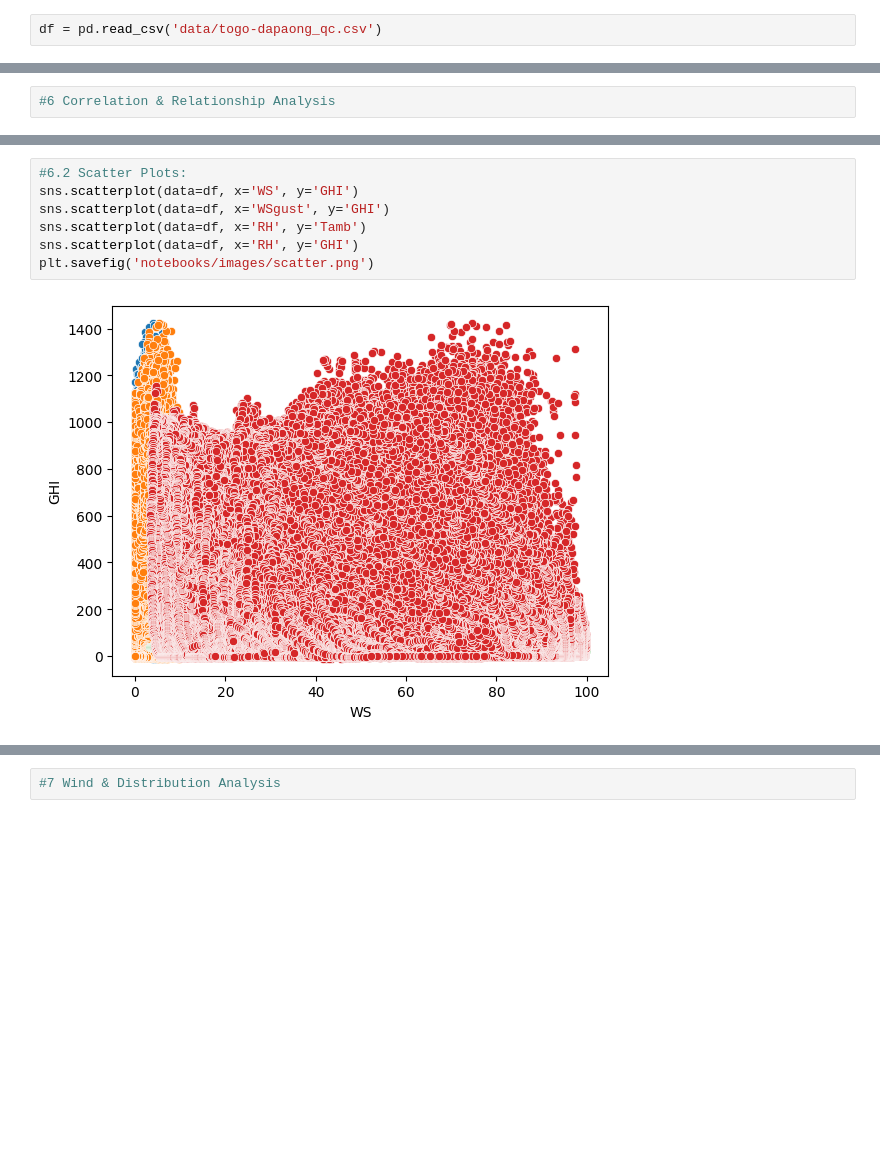
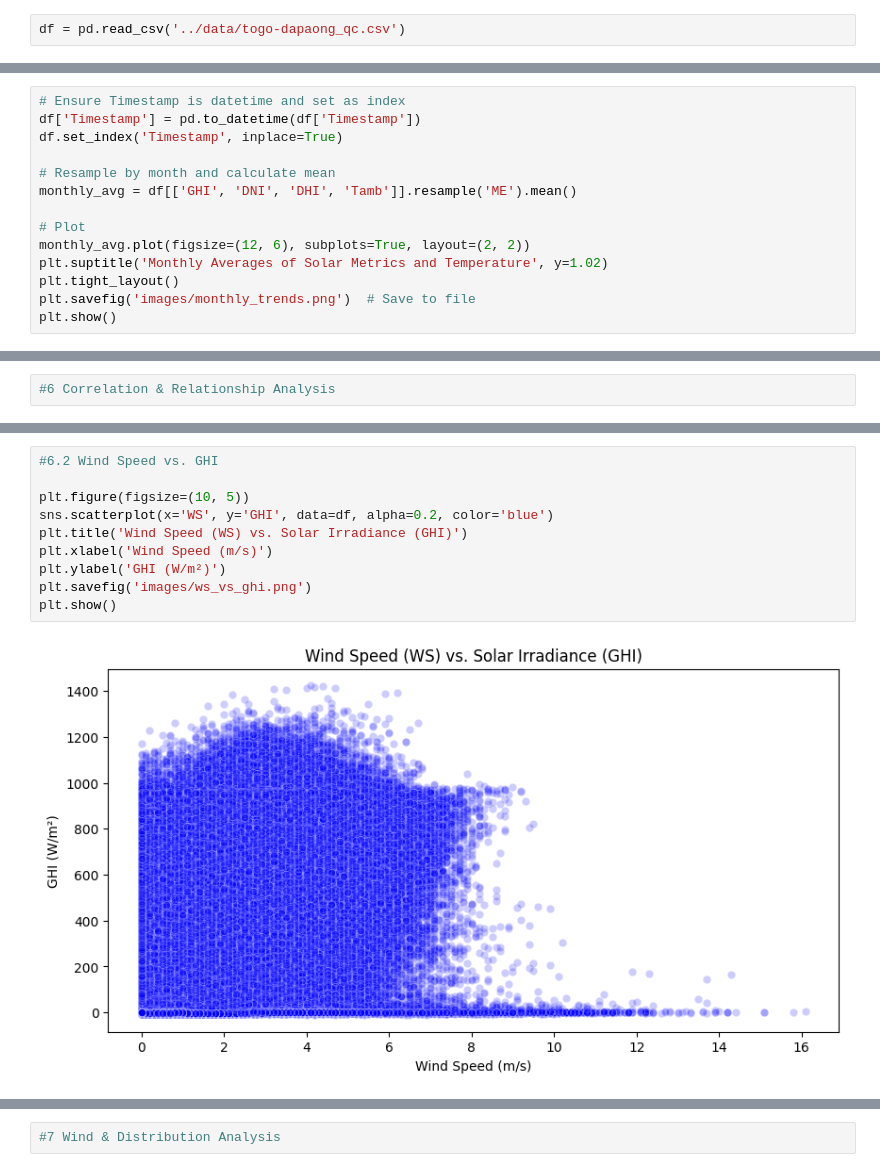
Before and after one commit to emegua19/solar-challenge-week1, a Jupyter notebook: notebooks/togo_eda.ipynb, the cells around one changed output, grey strips where cells are left out. Cells and saved outputs as stored; diff of their text form; blank space fills up the shorter version.

```diff
--- a/notebooks/togo_eda.ipynb
+++ b/notebooks/togo_eda.ipynb
@@ -5,7 +5,7 @@ from scipy.stats import zscore
 import matplotlib.pyplot as plt
 import seaborn as sns
 # %%
-df = pd.read_csv('data/togo-dapaong_qc.csv')
+df = pd.read_csv('../data/togo-dapaong_qc.csv')
 # %%
 #1 Summary Statistics & Missing-Value Report
 # %%
@@ -87,0 +99,14 @@ plt.show()
+# %%
+# Ensure Timestamp is datetime and set as index
+df['Timestamp'] = pd.to_datetime(df['Timestamp'])
+df.set_index('Timestamp', inplace=True)
+
+# Resample by month and calculate mean
+monthly_avg = df[['GHI', 'DNI', 'DHI', 'Tamb']].resample('ME').mean()
+
+# Plot
+monthly_avg.plot(figsize=(12, 6), subplots=True, layout=(2, 2))
+plt.suptitle('Monthly Averages of Solar Metrics and Temperature', y=1.02)
+plt.tight_layout()
+plt.savefig('images/monthly_trends.png')  # Save to file
+plt.show()
@@ -104,11 +133,14 @@ plt.show()
 # %% [output]
 [figure]
 # %%
-#6.2 Scatter Plots:
-sns.scatterplot(data=df, x='WS', y='GHI')
-sns.scatterplot(data=df, x='WSgust', y='GHI')
-sns.scatterplot(data=df, x='RH', y='Tamb')
-sns.scatterplot(data=df, x='RH', y='GHI')
-plt.savefig('notebooks/images/scatter.png')
+#6.2 Wind Speed vs. GHI
+
+plt.figure(figsize=(10, 5))
+sns.scatterplot(x='WS', y='GHI', data=df, alpha=0.2, color='blue')
+plt.title('Wind Speed (WS) vs. Solar Irradiance (GHI)')
+plt.xlabel('Wind Speed (m/s)')
+plt.ylabel('GHI (W/m²)')
+plt.savefig('images/ws_vs_ghi.png')
+plt.show()
 # %% [output]
-[figure, old version]
+[figure, new version]
```
Also changed, not shown: parts of 14 cells of this notebook, 20 other files.
